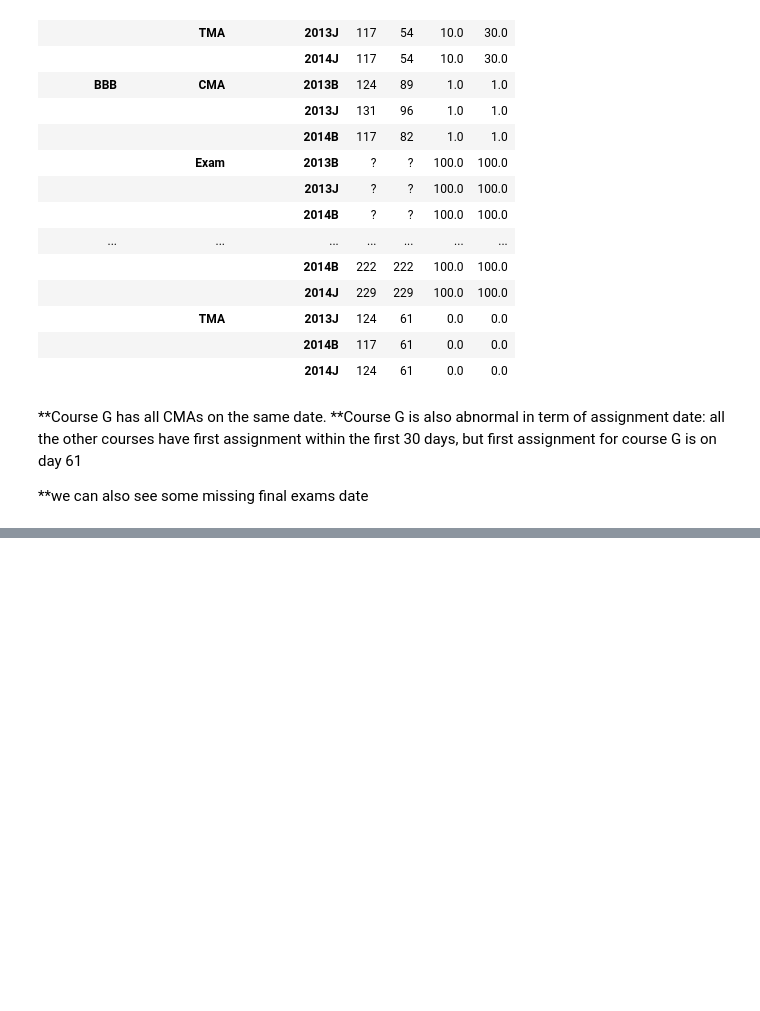
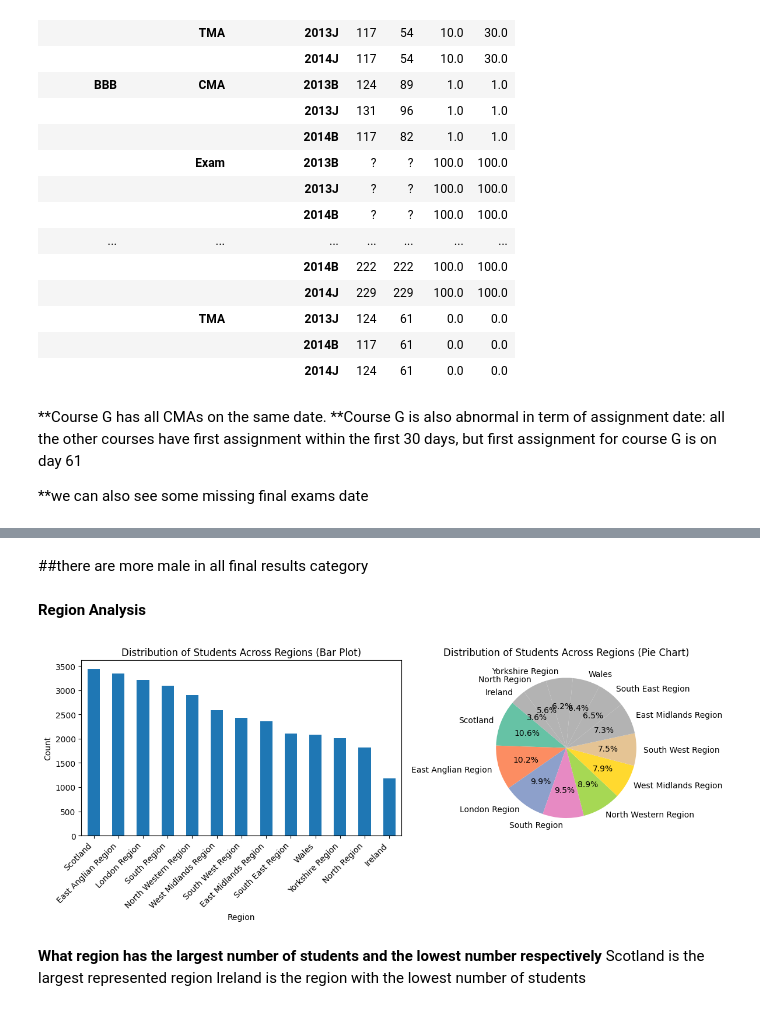
Before and after one commit to LaraOnipede/LHL-finalProject, a Jupyter notebook: notebooks/ExploratoryDataAnalysis.ipynb, the cells around one changed output, grey strips where cells are left out. Cells and saved outputs as stored; diff of their text form; code cells hidden in the pictures; blank space fills up the shorter version.

```diff
--- a/notebooks/ExploratoryDataAnalysis.ipynb
+++ b/notebooks/ExploratoryDataAnalysis.ipynb
@@ -289,0 +403,37 @@ assessments.drop(['id_assessment'],axis = 1).groupby(['code_module','assessment_
+# %% [markdown]
+##there are more male in all final results category
+# %% [markdown]
+**Region Analysis**
+# %%
+import pandas as pd
+import matplotlib.pyplot as plt
+
+# Assuming 'studentinfo' is your DataFrame
+
+# Calculate region distribution
+region_distribution = studentinfo['region'].value_counts()
+
+# Create a bar plot
+plt.figure(figsize=(12, 5))
+plt.subplot(1, 2, 1)  # Create a subplot for the bar plot
+region_distribution.plot(kind='bar')
+plt.title('Distribution of Students Across Regions (Bar Plot)')
+plt.xlabel('Region')
+plt.ylabel('Count')
+plt.xticks(rotation=45, ha='right')
+plt.tight_layout()
+
+# Create a pie chart
+plt.subplot(1, 2, 2)  # Create a subplot for the pie chart
+colors = plt.cm.Set2(range(len(region_distribution)))
+plt.pie(region_distribution, labels=region_distribution.index, autopct='%1.1f%%', colors=colors, startangle=140)
+plt.title('Distribution of Students Across Regions (Pie Chart)')
+plt.tight_layout()
+
+plt.show()
+# %% [output]
+[figure, added]
+# %% [markdown]
+**What region has the largest number of students and the lowest number respectively**
+Scotland is the largest represented region
+Ireland is the region with the lowest number of students
```
Also changed, not shown: parts of 31 cells of this notebook.
